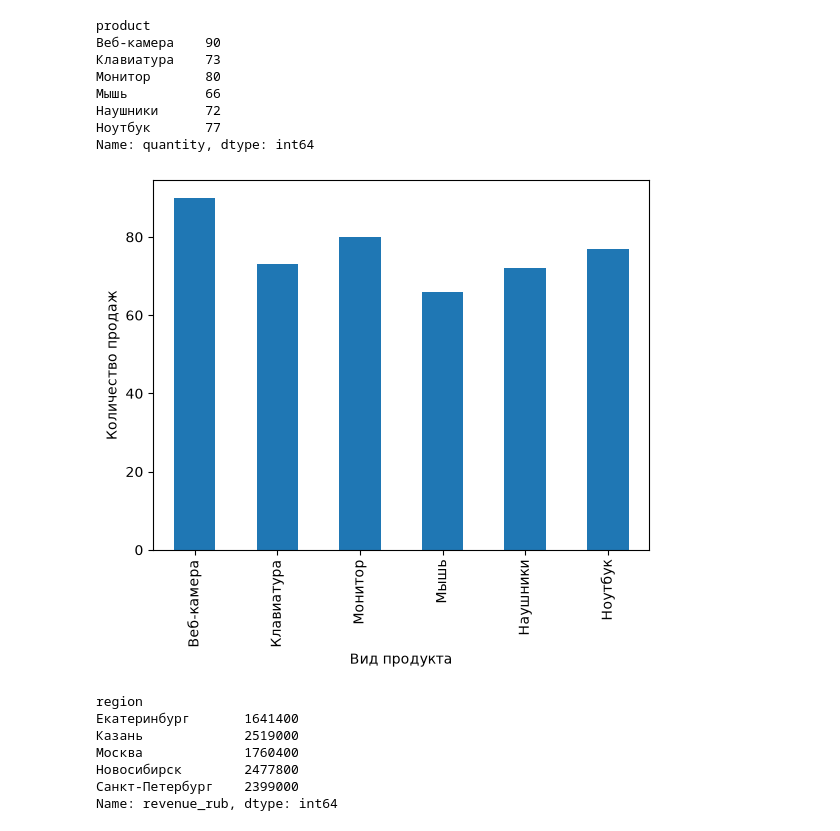
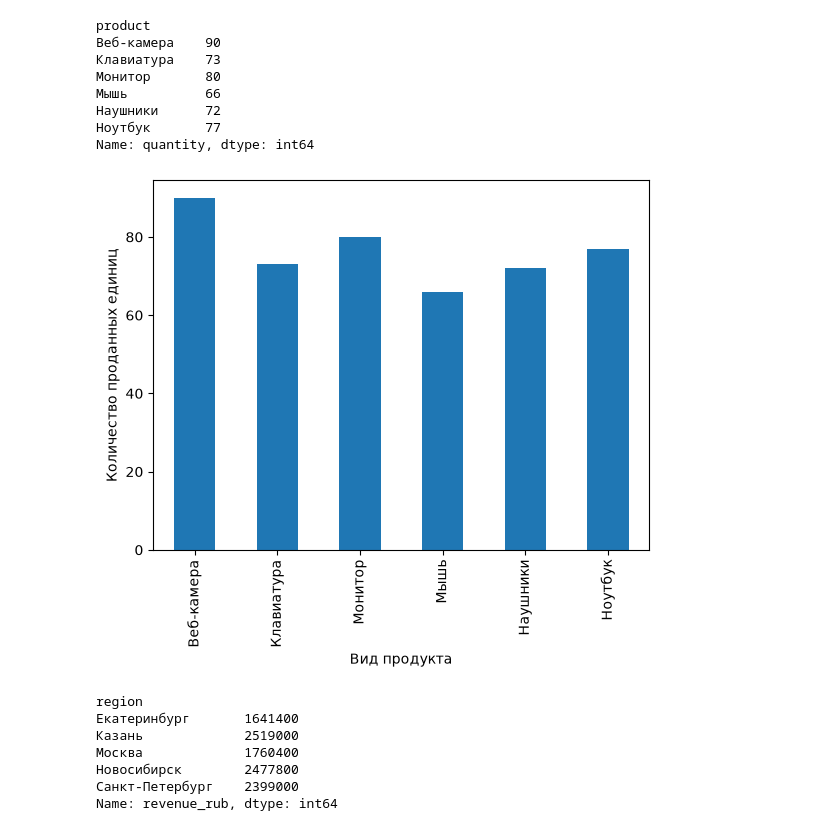
Before and after one commit to Kripchik243/Sales, a Jupyter notebook: sales.ipynb, the cells around one changed output. Drawn from its saved outputs; the diff is of its cells as text; code cells hidden in the pictures.

```diff
--- a/sales.ipynb
+++ b/sales.ipynb
@@ -1,20 +1,20 @@
 # %%
 import pandas as pd
 
 df = pd.read_csv("sales_sample.csv", sep=",")
 counts_product = df.groupby("product")["quantity"].sum()
-counts_product.plot(kind="bar", xlabel="Вид продукта", ylabel="Количество продаж")
+counts_product.plot(kind="bar", xlabel="Вид продукта", ylabel="Количество проданных единиц")
 print(counts_product)
 # %% [output]
 product
 Веб-камера    90
 Клавиатура    73
 Монитор       80
 Мышь          66
 Наушники      72
 Ноутбук       77
 Name: quantity, dtype: int64
-[figure, old version]
+[figure, new version]
 # %%
 counts_city = df.groupby("region")["revenue_rub"].sum()
 counts_city.plot(kind="bar", xlabel="Регион", ylabel="Выручка")
```
Also changed, not shown: parts of 2 cells of this notebook.
